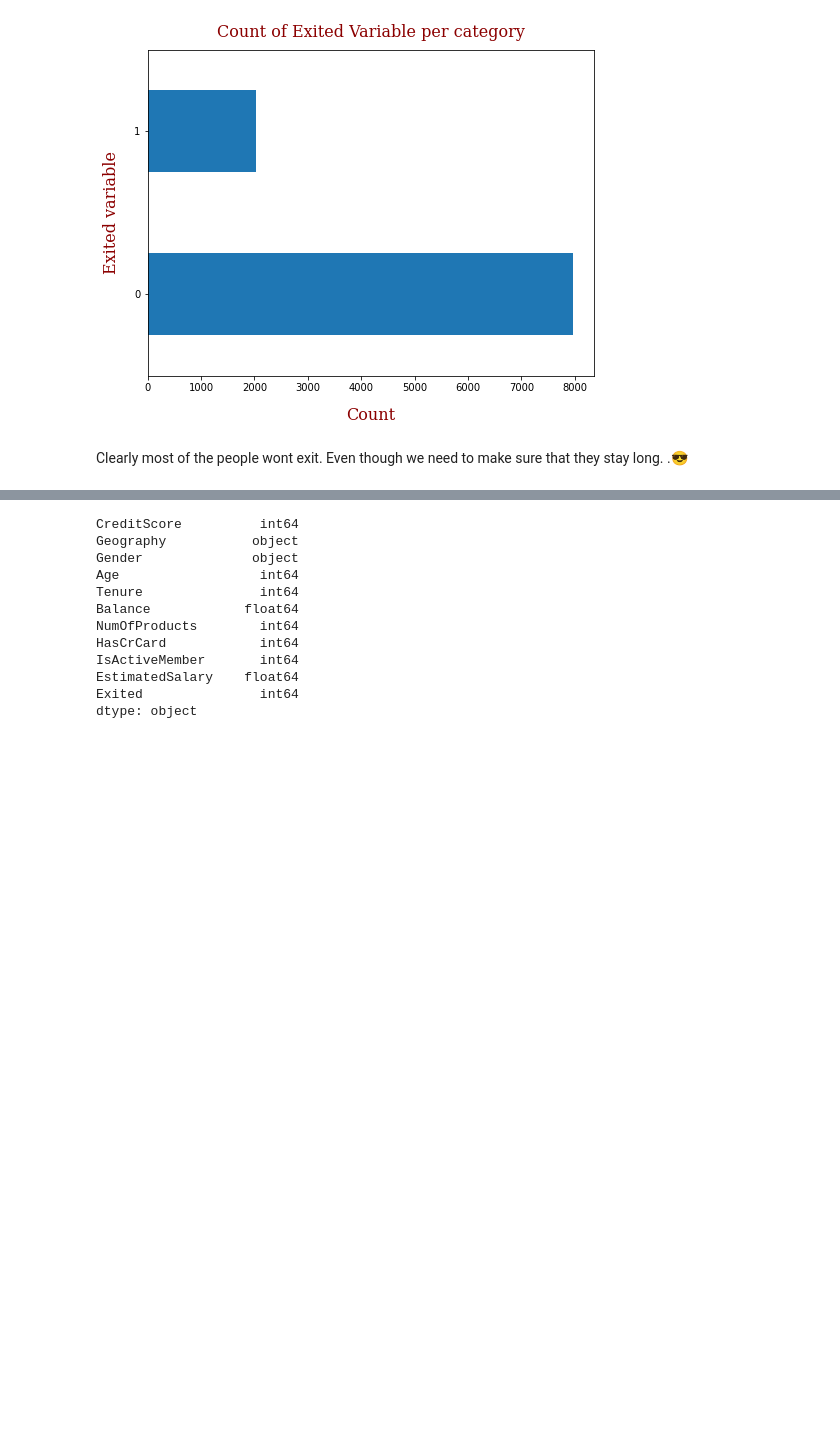
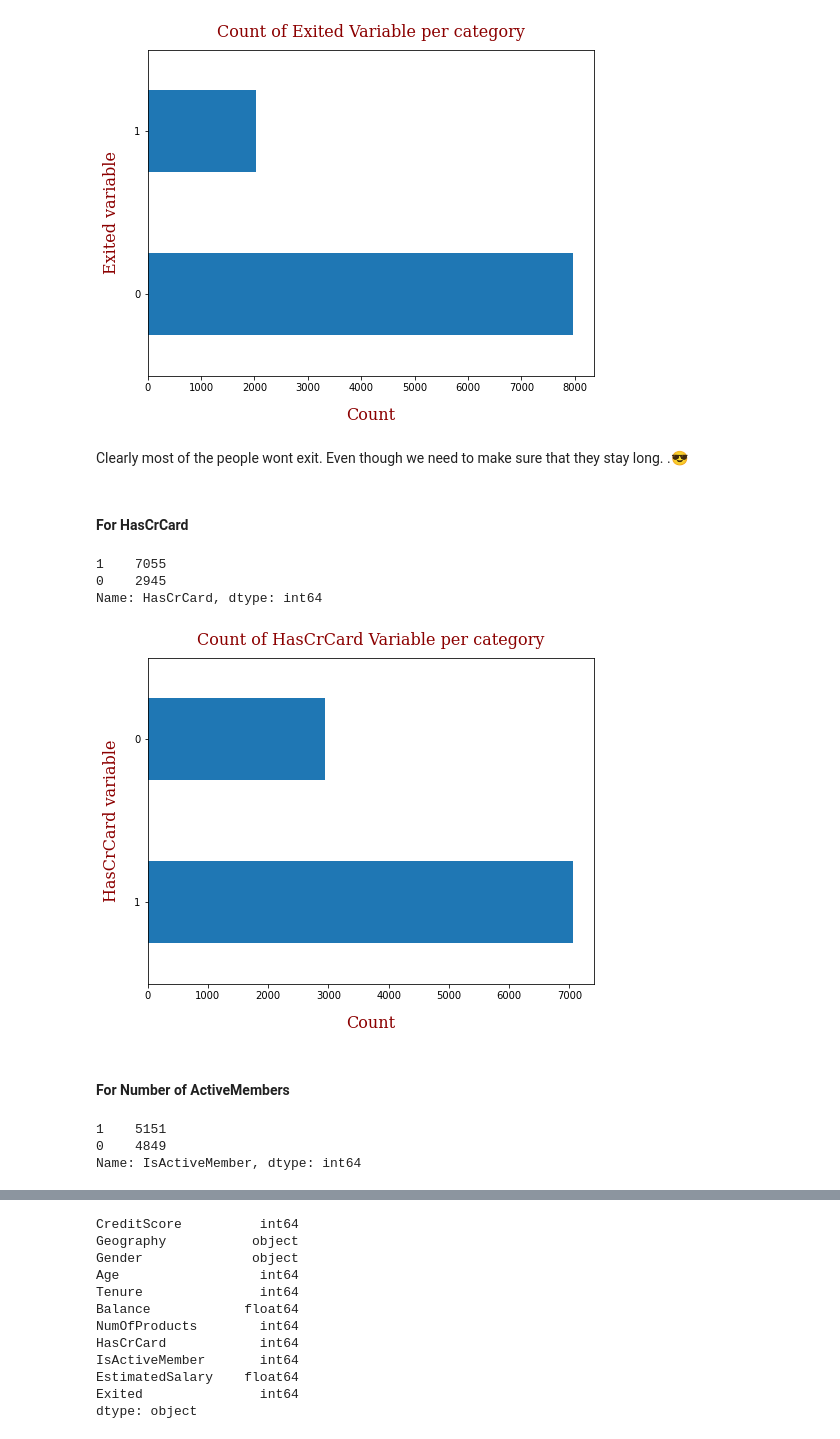
Before and after one commit to SaiVamshiKatkuri/MLnow_2.0, a Jupyter notebook: Multivariate_Classification.ipynb, the cells around one changed output, grey strips where cells are left out. Cells and saved outputs as stored; diff of their text form; code cells hidden in the pictures; blank space fills up the shorter version.

```diff
--- a/Multivariate_Classification.ipynb
+++ b/Multivariate_Classification.ipynb
@@ -198,3 +198,23 @@ plot_count('Exited')
 [figure]
 # %% [markdown]
 Clearly most of the people wont exit. Even though we need to make sure that they stay long. .😎
+# %% [markdown]
+#### For HasCrCard
+# %%
+dataset['HasCrCard'].value_counts()
+# %% [output]
+1    7055
+0    2945
+Name: HasCrCard, dtype: int64
+# %%
+plot_count('HasCrCard')
+# %% [output]
+[figure, added]
+# %% [markdown]
+#### For Number of ActiveMembers
+# %%
+dataset['IsActiveMember'].value_counts()
+# %% [output]
+1    5151
+0    4849
+Name: IsActiveMember, dtype: int64
```
Also changed, not shown: parts of 12 cells of this notebook.
